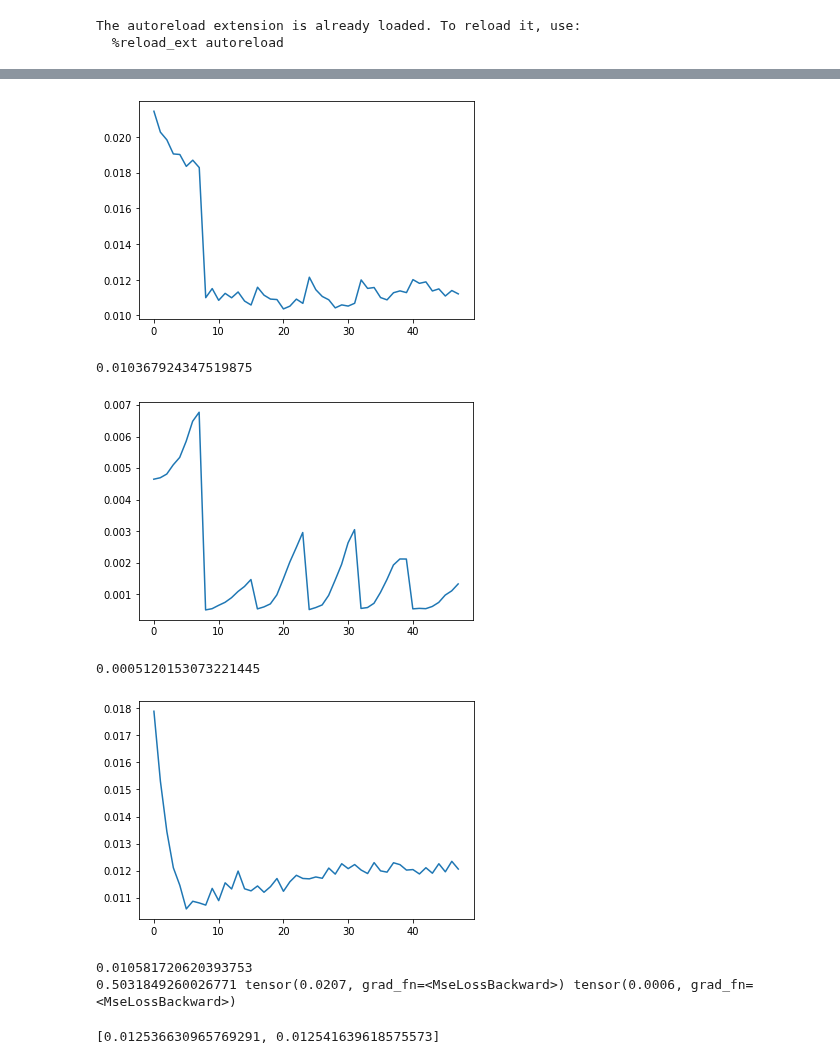
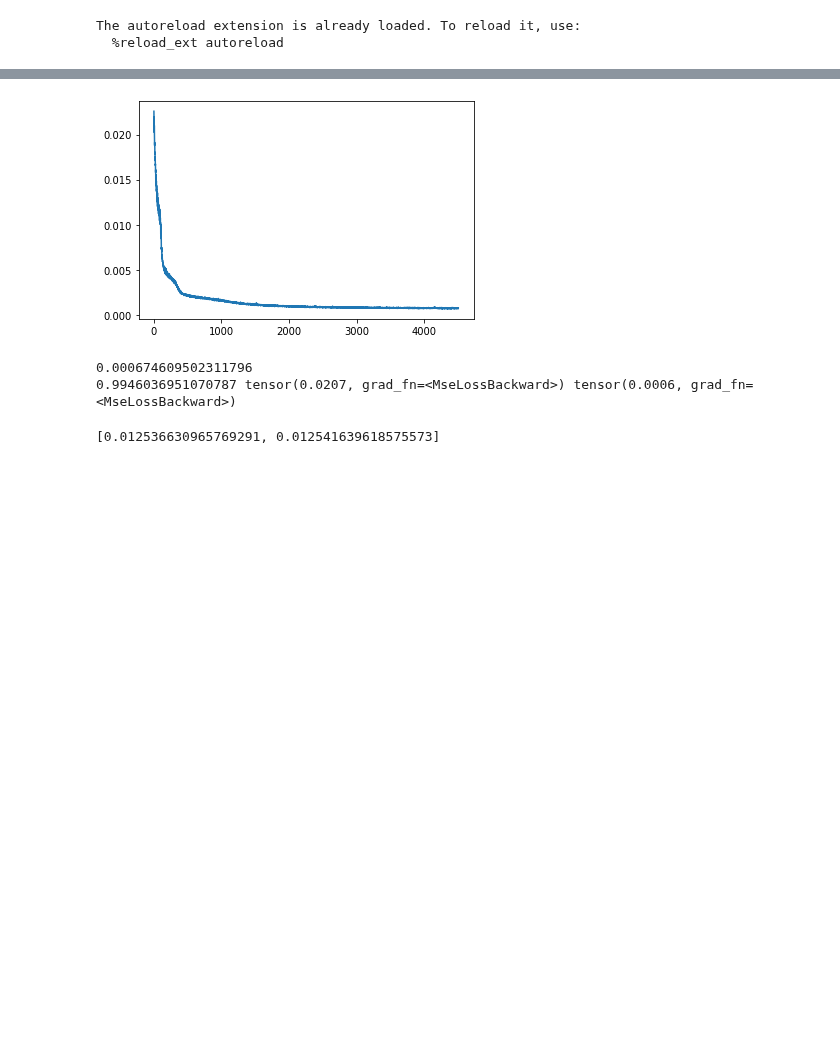
Before and after one commit to mmattb/coproc-poc, a Jupyter notebook: train_cpn_directly_on_michaels.ipynb, the cells around one changed output, grey strips where cells are left out. Saved outputs shown, nothing was run; the diff lists cells and outputs as text; code cells hidden in the pictures; blank space fills up the shorter version.

```diff
--- a/train_cpn_directly_on_michaels.ipynb
+++ b/train_cpn_directly_on_michaels.ipynb
@@ -198,11 +205,11 @@ def unroll(cpn, mike, din, trial_end, observer,
 obs_dim = observer.out_dim * 3
 # +1 for trial_end
 cpn_in_dim = obs_dim + 1
-#cpn = cpn_model.CPNModelLSTM(cpn_in_dim, mike.stimulus.num_stim_channels,
-#                             num_neurons=cpn_in_dim, activation_func=torch.nn.Tanh)
+cpn = cpn_model.CPNModelLSTM(cpn_in_dim, mike.stimulus.num_stim_channels,
+                             num_neurons=cpn_in_dim, activation_func=torch.nn.Tanh)
 
 
-#opt_cpn = AdamW(cpn.parameters(), lr=5e-6)
+opt_cpn = AdamW(cpn.parameters(), lr=5e-6)
 
 # Just for zero grad purposes
 opt_mrnn = AdamW(mike.parameters())
@@ -210,7 +217,6 @@ opt_mrnn = AdamW(mike.parameters())
 loss = torch.nn.MSELoss()
 rli = 1
 
-cpn_losses = []
 real_losses = []
 super_epoch_count = 0
 
@@ -241,6 +247,9 @@ while True:
             elif rli <= 0.01:
                 for p in opt_cpn.param_groups:
                     p['lr'] = 1e-7
+            elif rli <= 0.001:
+                for p in opt_cpn.param_groups:
+                    p['lr'] = 1e-8
 
             din, trial_end, trial_len, dout = batch
             batch_size = din.shape[0]
@@ -254,10 +263,10 @@ while True:
             rl.backward()
 
             print("cpn", eidx, rl.item())
-            recent_losses.append(rli)
+            real_losses.append(rli)
 
             torch.save(cpn.state_dict(), "latest_cpn_F5condrop_obs20_stim92_nn150_noen")
-            if rli == min(recent_losses) and rli < 0.01:
+            if rli == min(real_losses) and rli < 0.01:
                 torch.save(cpn.state_dict(), "min_cpn_F5condrop_obs20_stim92_nn150_noen")
 
             bail = False
@@ -299,29 +308,17 @@ cpn 3374 0.0011399370850995183
 # %%
-plt.plot(cpn_losses)
-plt.show()
-print(min(cpn_losses))
-
-plt.plot(pred_losses)
-plt.show()
-print(min(pred_losses))
-
 plt.plot(real_losses)
 plt.show()
 print(min(real_losses))
 
 mrl = min(real_losses)
 dh = mrl - comp_loss_healthy.item()
 dl = comp_loss_lesioned.item() - comp_loss_healthy.item()
 recov_pct = 1.0 - (dh / dl)
 print(recov_pct, comp_loss_lesioned, comp_loss_healthy)
 # %% [output]
-[figure, old version]
+[figure, new version]
-0.010367924347519875
+0.000674609502311796
+0.9946036951070787 tensor(0.0207, grad_fn=<MseLossBackward>) tensor(0.0006, grad_fn=<MseLossBackward>)
-[figure, removed]
-0.0005120153073221445
-[figure, removed]
-0.010581720620393753
-0.5031849260026771 tensor(0.0207, grad_fn=<MseLossBackward>) tensor(0.0006, grad_fn=<MseLossBackward>)
 # %%
 # TODO: get a CPN collection and explore the impact of the level of noise we are using.
 # TODO: look for classes or data points we suck at
```
Also changed, not shown: parts of 4 cells of this notebook.
